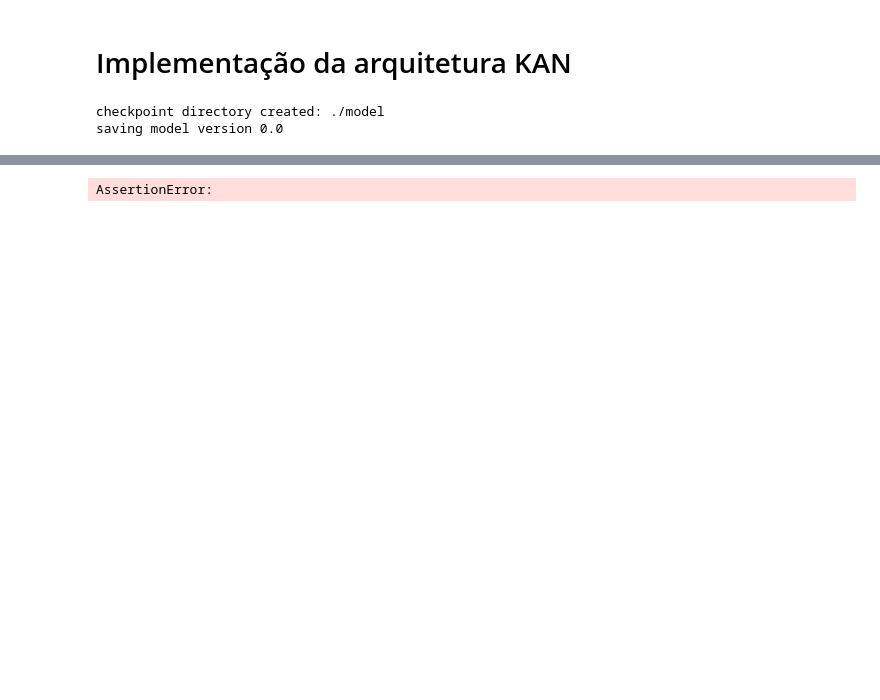
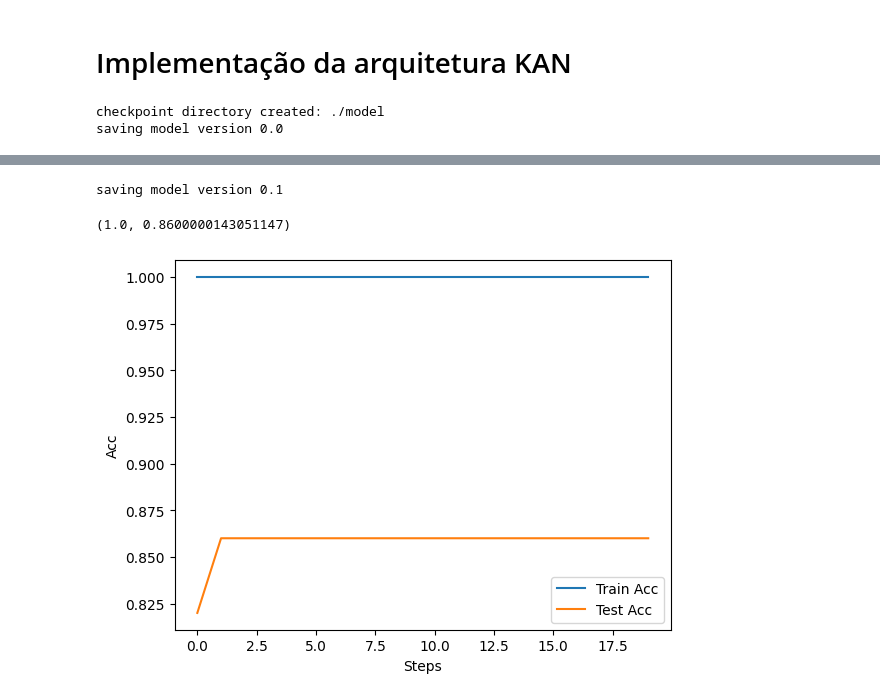
Before and after one commit to AlxDev-hub/Classificacao-KAN-DoencasPulmonares, a Jupyter notebook: teste1_kan.ipynb, the cells around one changed output, grey strips where cells are left out. Cells and saved outputs as stored; diff of their text form; code cells hidden in the pictures; blank space fills up the shorter version.

```diff
--- a/teste1_kan.ipynb
+++ b/teste1_kan.ipynb
@@ -64,17 +69,15 @@ Formato do y_test: (50,)
 dataset = {}
 
 dtype = torch.get_default_dtype()
+
 dataset['train_input'] = torch.from_numpy(X_train).type(dtype)
 dataset['test_input'] = torch.from_numpy(X_test).type(dtype)
-dataset['train_label'] = torch.from_numpy(y_train[:,None]).type(dtype)
-dataset['test_label'] = torch.from_numpy(y_test[:,None]).type(dtype)
-
-X = dataset['train_input']
-y = dataset['train_label']
+dataset['train_label'] = torch.from_numpy(y_train).type(torch.long)
+dataset['test_label'] = torch.from_numpy(y_test).type(torch.long)
 # %% [markdown]
 # Implementação da arquitetura KAN
 # %%
-model = KAN(width=[3, 16, 32, 8, 1], grid=3, k=3)
+model = KAN(width=[X_train.shape[1], 2], grid=3, k=3)
 # %% [output]
 checkpoint directory created: ./model
 saving model version 0.0
@@ -81,11 +99,21 @@ saving model version 0.0
 # %%
 def train_acc():
-    return torch.mean((torch.round(model(dataset['train_input'])[:,0]) == dataset['train_label'][:,0]).type(dtype))
+    return torch.mean((torch.argmax(model(dataset['train_input']), dim=1) == dataset['train_label']).type(dtype))
 
 def test_acc():
-    return torch.mean((torch.round(model(dataset['test_input'])[:,0]) == dataset['test_label'][:,0]).type(dtype))
+    return torch.mean((torch.argmax(model(dataset['test_input']), dim=1) == dataset['test_label']).type(dtype))
 # %%
-results = model.fit(dataset, opt="LBFGS", steps=20, metrics=(train_acc, test_acc));
+results = model.fit(dataset, opt="LBFGS", steps=20, metrics=(train_acc, test_acc), loss_fn=torch.nn.CrossEntropyLoss());
 results['train_acc'][-1], results['test_acc'][-1]
 # %% [output]
-AssertionError:
+saving model version 0.1
+(1.0, 0.8600000143051147)
+# %%
+plt.plot(results['train_acc'], label='Train Acc')
+plt.plot(results['test_acc'], label='Test Acc')
+plt.xlabel('Steps')
+plt.ylabel('Acc')
+plt.legend()
+plt.show()
+# %% [output]
+[figure, added]
```
Also changed, not shown: parts of 17 cells of this notebook, 2 other files.
